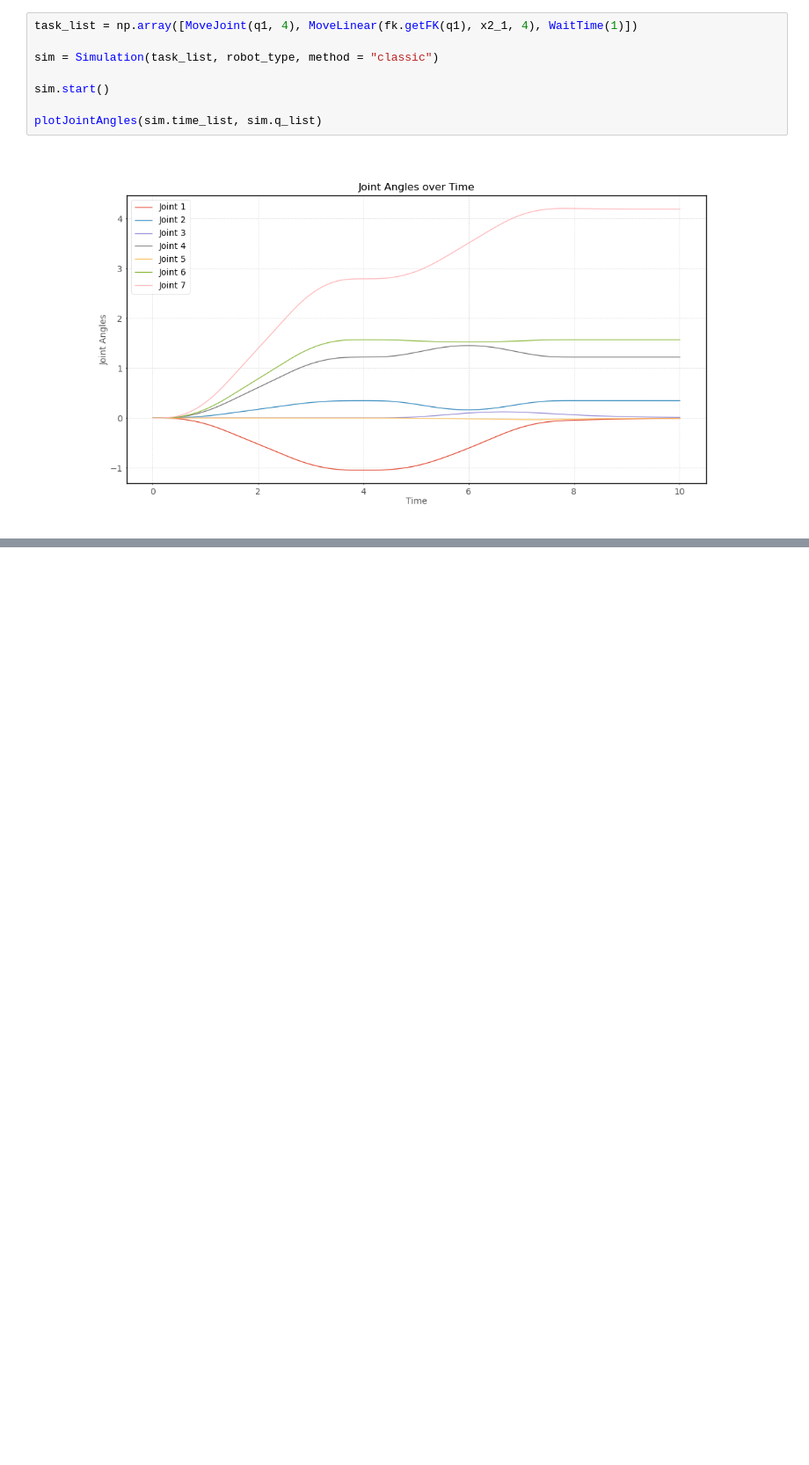
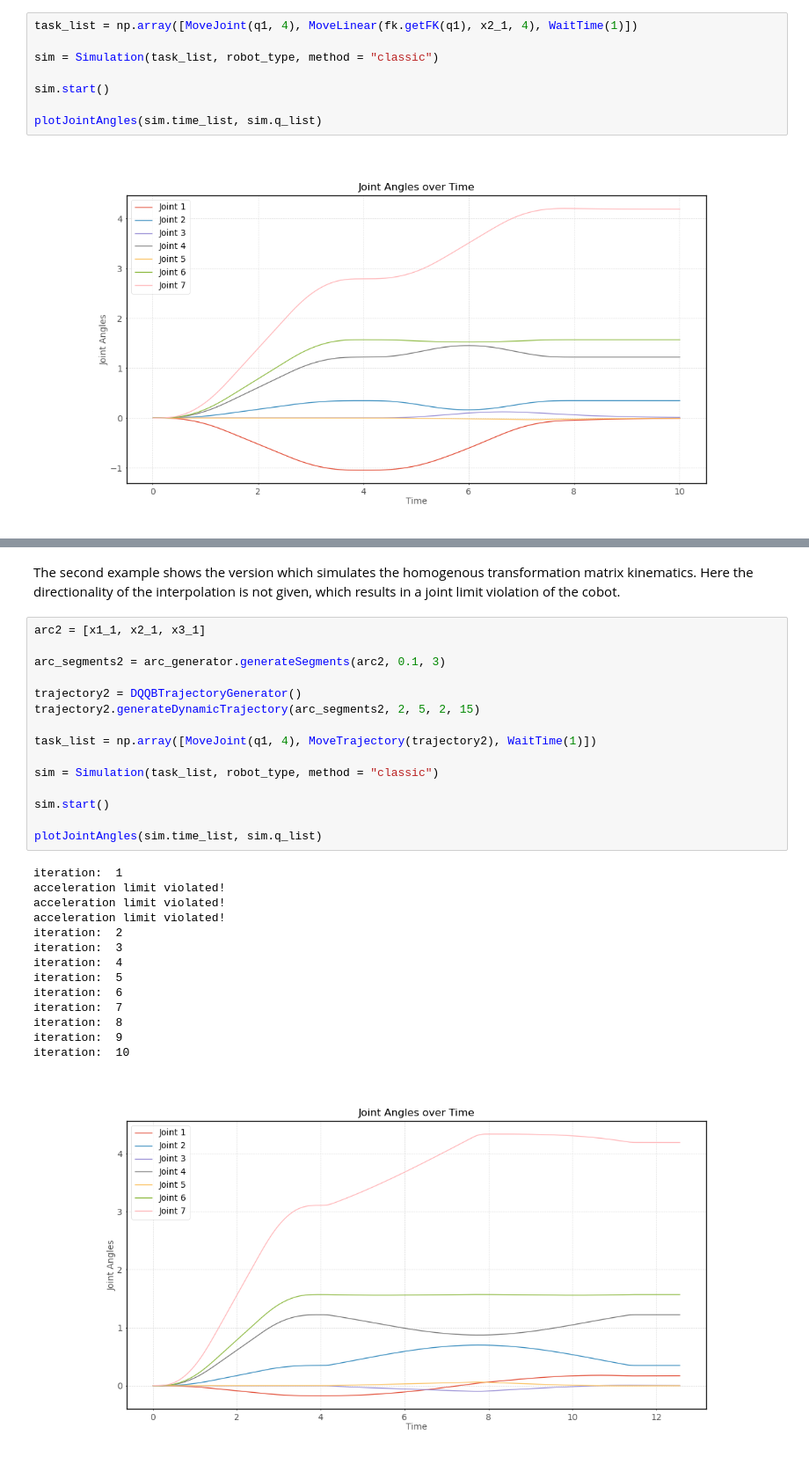
Before and after one commit to JTem/Masterthesis, a Jupyter notebook: 5.0_simulation_results.ipynb, the cells around one changed output, grey strips where cells are left out. Shown at 88% size. Drawn from its saved outputs; the diff is of its cells as text; blank space fills up the shorter version.

```diff
--- a/5.0_simulation_results.ipynb
+++ b/5.0_simulation_results.ipynb
@@ -155,0 +212,32 @@ From the plots it is quite obvious that the incorrect direction of the orientati
+# %% [markdown]
+The second example shows the version which simulates the homogenous transformation matrix kinematics. Here the directionality of the interpolation is not given, which results in a joint limit violation of the cobot.
+# %%
+arc2 = [x1_1, x2_1, x3_1]
+
+arc_segments2 = arc_generator.generateSegments(arc2, 0.1, 3)
+
+trajectory2 = DQQBTrajectoryGenerator()
+trajectory2.generateDynamicTrajectory(arc_segments2, 2, 5, 2, 15)
+
+task_list = np.array([MoveJoint(q1, 4), MoveTrajectory(trajectory2), WaitTime(1)])
+
+sim = Simulation(task_list, robot_type, method = "classic")
+
+sim.start()
+
+plotJointAngles(sim.time_list, sim.q_list)
+# %% [output]
+iteration:  1
+acceleration limit violated!
+acceleration limit violated!
+acceleration limit violated!
+iteration:  2
+iteration:  3
+iteration:  4
+iteration:  5
+iteration:  6
+iteration:  7
+iteration:  8
+iteration:  9
+iteration:  10
+[figure, added]
```
Also changed, not shown: parts of 4 cells of this notebook.
